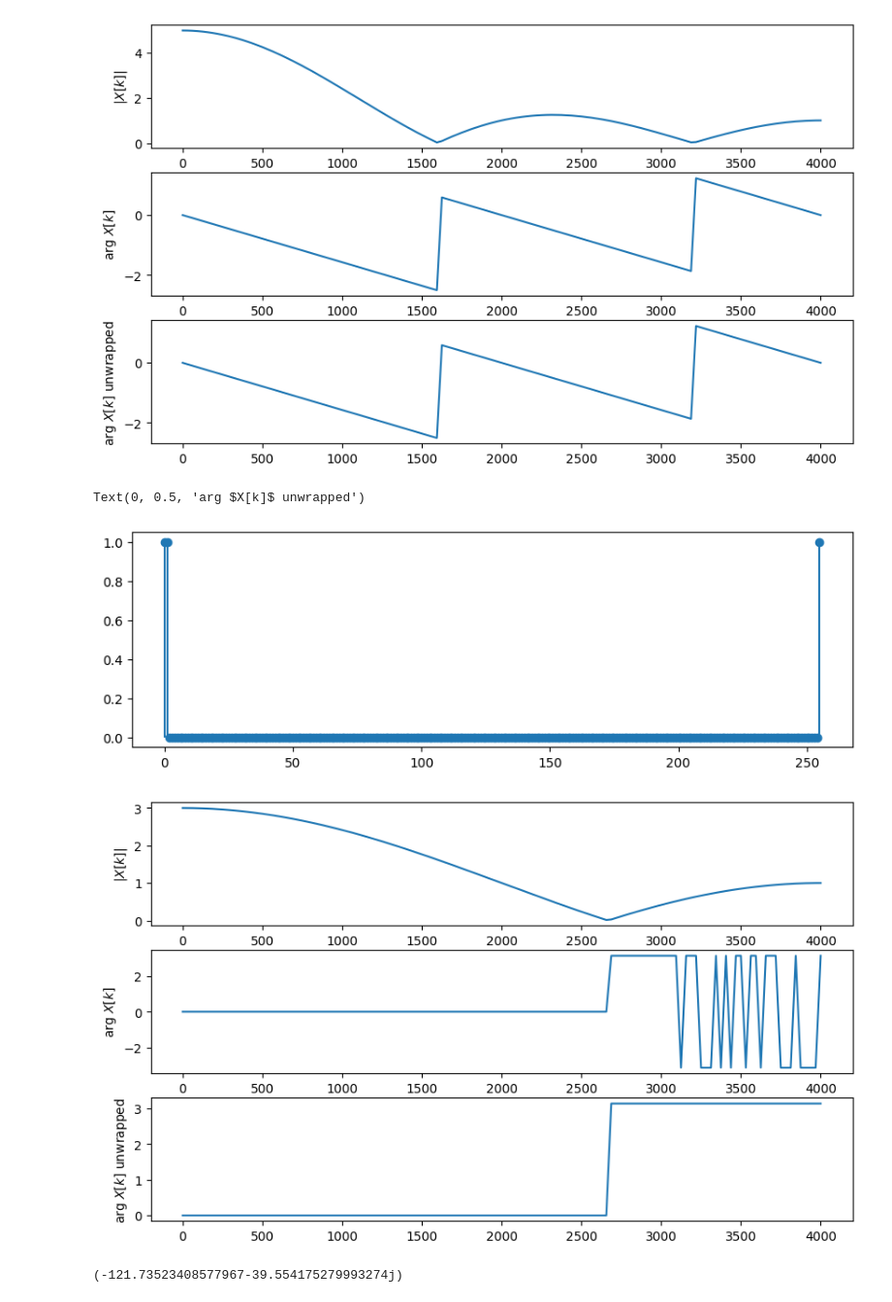
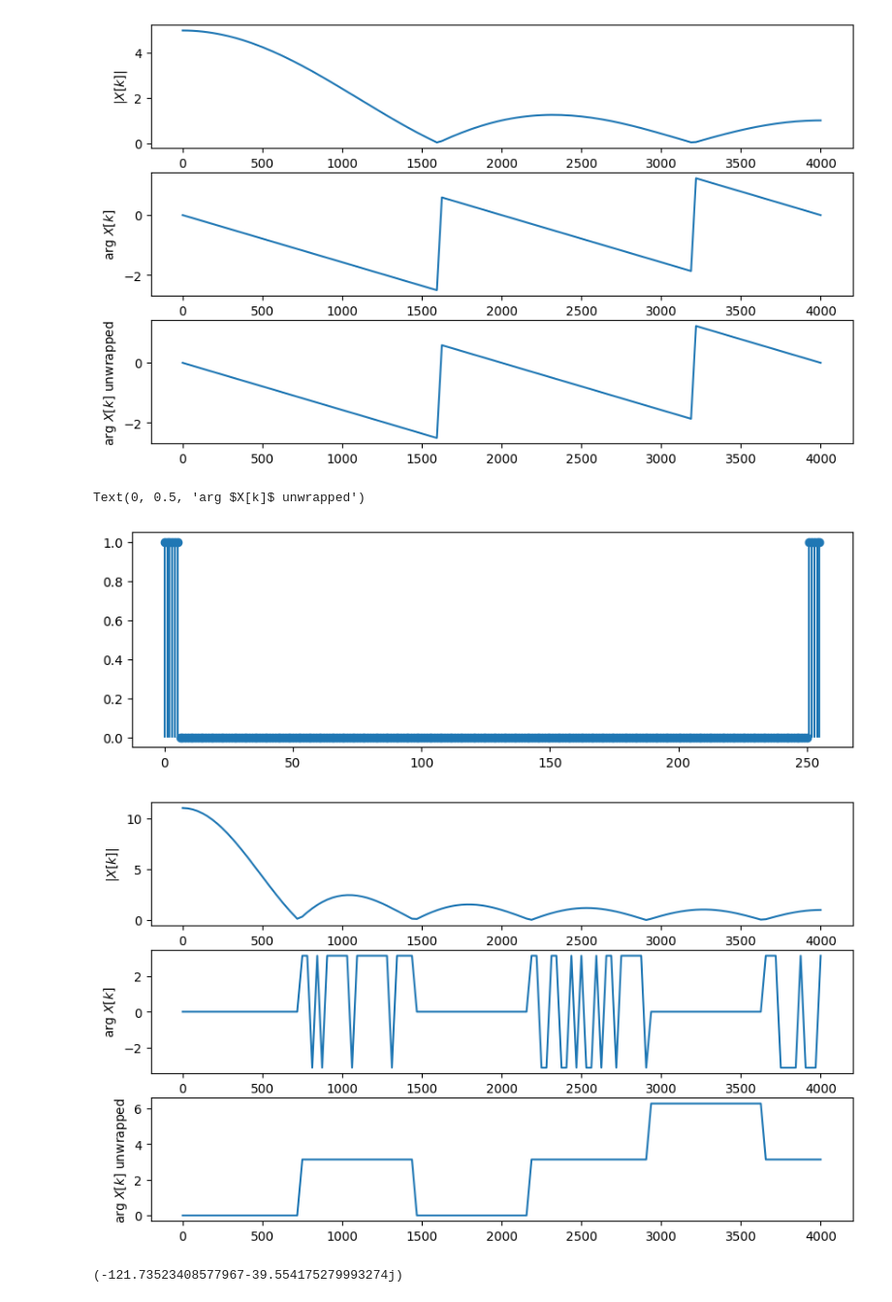
Before and after one commit to Katzoun/ISS-course, a Jupyter notebook: 03_spectral_analysis_2/03_spectral_2.ipynb, the cells around one changed output. Shown at 97% size. Saved outputs shown, nothing was run; the diff lists cells and outputs as text; code cells hidden in the pictures.

```diff
--- a/03_spectral_analysis_2/03_spectral_2.ipynb
+++ b/03_spectral_analysis_2/03_spectral_2.ipynb
@@ -151,24 +152,24 @@ Text(0, 0.5, 'arg $X[k]$ unwrapped')
 # %%
 # >>>>>>>>>>>>>>>>> #dft_of_symmetrical_rectangle <<<<<<<<<<<<<<<<<<<<<<<<<
 x = np.zeros(N)
-g = 3  # <--------------- set the rectangle width here, must be ODD !!!!
+g = 11  # <--------------- set the rectangle width here, must be ODD !!!!
 x[0:g//2+1] = 1
 x[N-g//2:] = 1
 #print(x)
 X = np.fft.fft(x)
 plt.figure(figsize=(10,3))
 plt.stem(n,x,basefmt=" ")
 _, ax = plt.subplots(3,1, figsize=(10,6))
 ax[0].plot(f,np.abs(X[kall]))
 ax[0].set_ylabel('$|X[k]|$')
 ax[1].plot(f,np.angle(X[kall]))
 ax[1].set_ylabel('arg $X[k]$')
 ax[2].plot(f,np.unwrap(np.angle(X[kall])))
 ax[2].set_ylabel('arg $X[k]$ unwrapped')
 # %% [output]
 Text(0, 0.5, 'arg $X[k]$ unwrapped')
-[figure, old version]
+[figure, new version]
-[figure, old version]
+[figure, new version]
 # %%
 # >>>>>>>>>>>>>>>>> #dft_of_cos1 <<<<<<<<<<<<<<<<<<<<<<<<<
 phase = -0.9*np.pi # <--- set phase here
```
Also changed, not shown: parts of 2 cells of this notebook, 7 other files.
